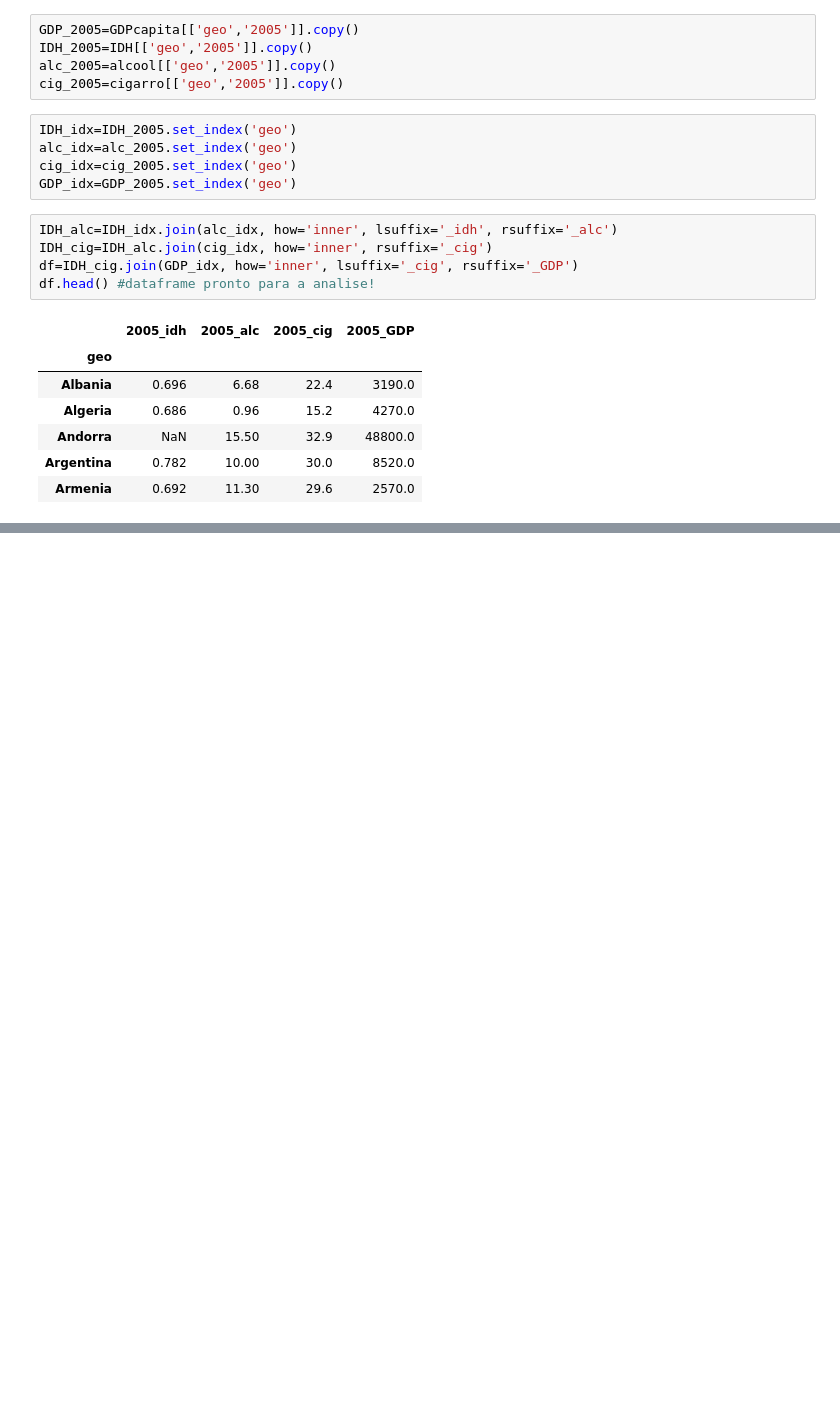
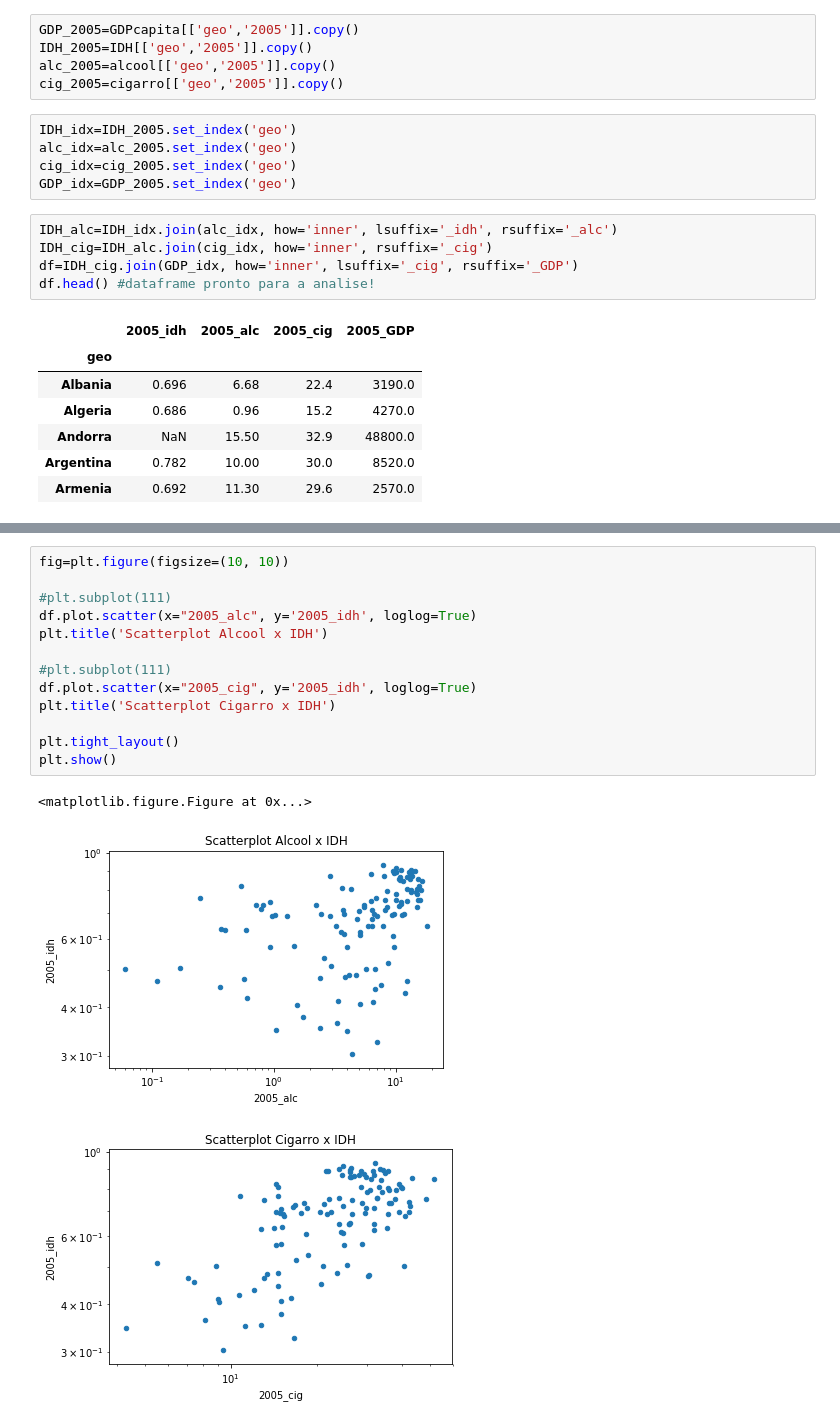
Before and after one commit to slimkaki/project1_cddp, a Jupyter notebook: Projeto 01.ipynb, the cells around one changed output, grey strips where cells are left out. Saved outputs shown, nothing was run; the diff lists cells and outputs as text; blank space fills up the shorter version.

```diff
--- a/Projeto 01.ipynb
+++ b/Projeto 01.ipynb
@@ -58,0 +124,17 @@ df.head() #dataframe pronto para a analise!
+# %%
+fig=plt.figure(figsize=(10, 10))
+
+#plt.subplot(111)
+df.plot.scatter(x="2005_alc", y='2005_idh', loglog=True)
+plt.title('Scatterplot Alcool x IDH')
+
+#plt.subplot(111)
+df.plot.scatter(x="2005_cig", y='2005_idh', loglog=True)
+plt.title('Scatterplot Cigarro x IDH')
+
+plt.tight_layout()
+plt.show()
+# %% [output]
+<matplotlib.figure.Figure at 0x...>
+[figure, added]
+[figure, added]
```
Also changed, not shown: parts of 8 cells of this notebook.
